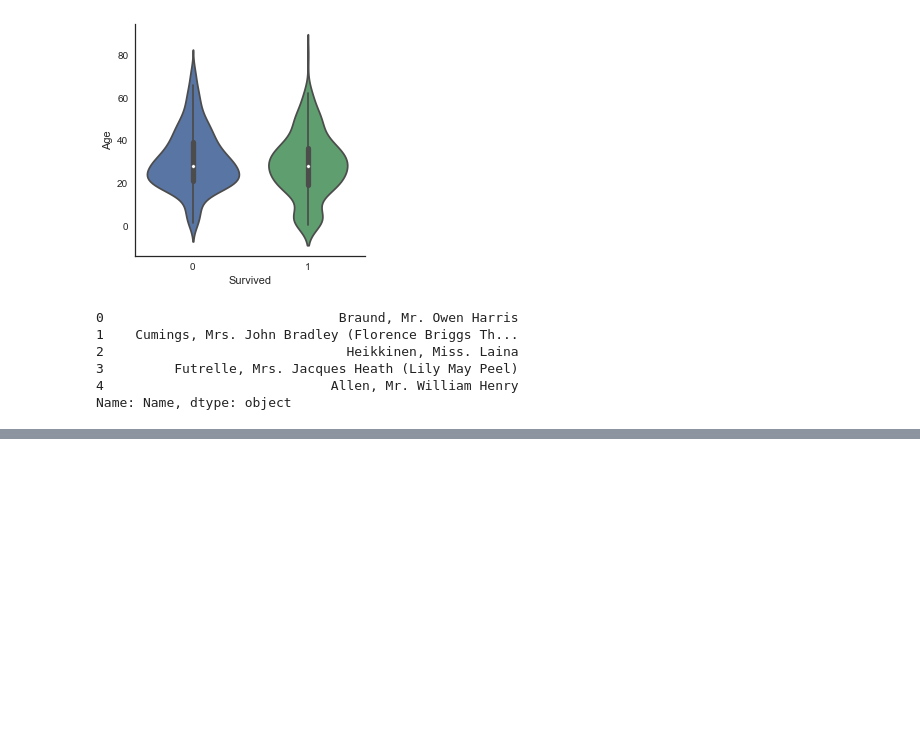
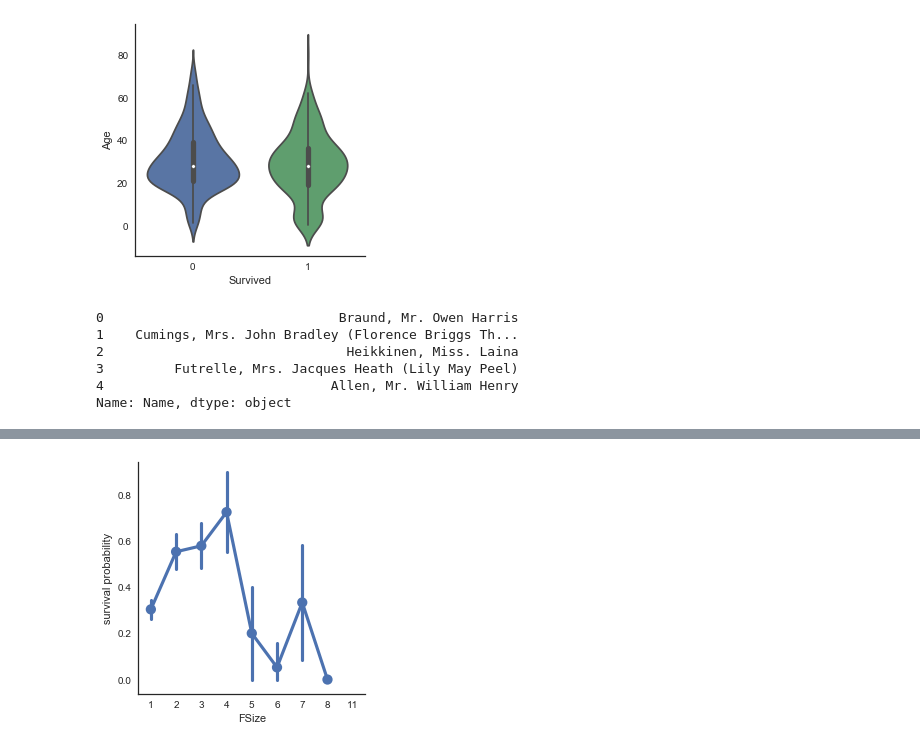
Before and after one commit to MatthewUng/titanic, a Jupyter notebook: Ghouzam.ipynb, the cells around one changed output, grey strips where cells are left out. Saved outputs shown, nothing was run; the diff lists cells and outputs as text; code cells hidden in the pictures; blank space fills up the shorter version.

```diff
--- a/Ghouzam.ipynb
+++ b/Ghouzam.ipynb
@@ -241,0 +275,9 @@ Name: Name, dtype: object
+# %%
+dataset.drop(labels=['Name'], axis=1, inplace=True)
+# %%
+dataset['FSize'] = dataset['SibSp'] + dataset['Parch'] + 1
+# %%
+g = sns.factorplot(x='FSize', y='Survived', data=dataset)
+g = g.set_ylabels('survival probability')
+# %% [output]
+[figure, added]
```
Also changed, not shown: parts of 16 cells of this notebook.
